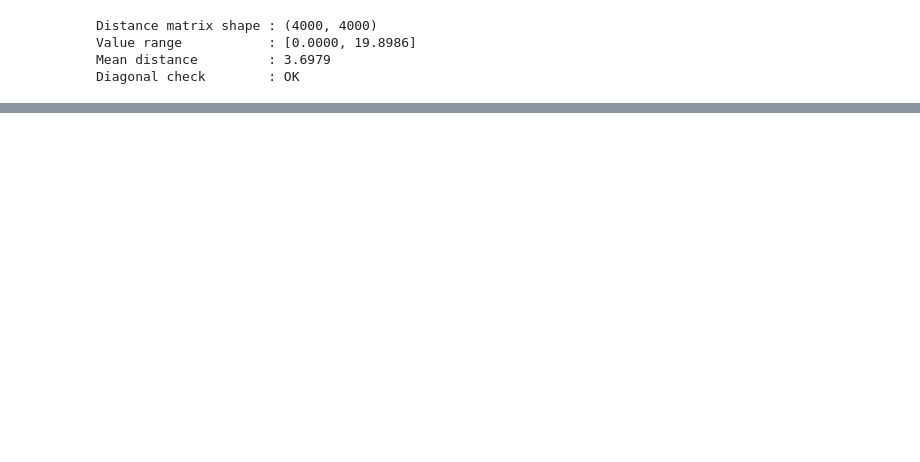
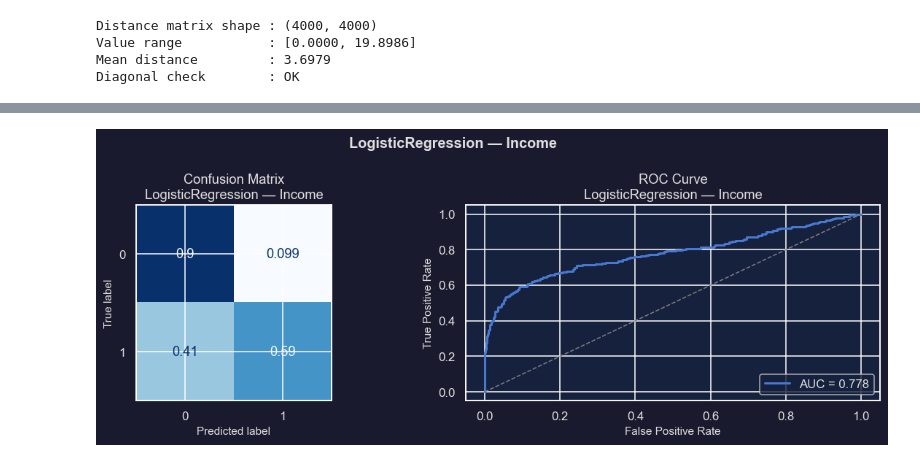
Before and after one commit to Smael-olk/Fintech, a Jupyter notebook: Business Case 2/Recommendation_Engine.ipynb, the cells around one changed output, grey strips where cells are left out. Cells and saved outputs as stored; diff of their text form; code cells hidden in the pictures; blank space fills up the shorter version.

```diff
--- a/Business Case 2/Recommendation_Engine.ipynb
+++ b/Business Case 2/Recommendation_Engine.ipynb
@@ -1188,0 +282,82 @@ $$\hat{p}_{\text{ensemble}} = \sum_m w_m \cdot p_m \;/\; \sum_m w_m$$
+# %%
+import numpy as np
+
+# 1. MODEL REGISTRY (ADD / REMOVE MODELS HERE)
+MODEL_LIST = [
+              "logistic",
+              "xgb",
+              "knn",
+#              "svm",
+#              "gnb"
+]
+
+# 2. STORAGE
+model_outputs_income = []
+model_outputs_accum = []
+
+# 3. RUN ALL EXPERIMENTS
+
+trained_models = {}
+
+for model_name in MODEL_LIST:
+
+    # =========================
+    # INCOME
+    # =========================
+    inc_model, inc_results, inc_train_prob, inc_test_prob, inc_preds = run_experiment(
+        model_name, "Income",
+        X_train_inc_scaled, y_income_train,
+        X_test_inc_scaled, y_income_test,
+        tune=True
+    )
+
+    # =========================
+    # ACCUMULATION
+    # =========================
+    acc_model, acc_results, acc_train_prob, acc_test_prob, acc_preds = run_experiment(
+        model_name, "Accumulation",
+        X_train_acc_scaled, y_accum_train,
+        X_test_acc_scaled, y_accum_test,
+        tune=True
+    )
+
+    # ========================================================
+    # STORE MODELS
+    # ========================================================
+    trained_models[f"{model_name}_income"] = inc_model
+    trained_models[f"{model_name}_accum"] = acc_model
+
+    # ========================================================
+    # BUILD CLEAN STRUCTURES (FOR ENSEMBLING)
+    # ========================================================
+
+    model_outputs_income.append({
+        "name": model_name,
+        "train_prob": np.asarray(inc_train_prob),
+        "test_prob": np.asarray(inc_test_prob),
+        "y_train": y_income_train.values,
+        "y_test": y_income_test.values,
+    })
+
+    model_outputs_accum.append({
+        "name": model_name,
+        "train_prob": np.asarray(acc_train_prob),
+        "test_prob": np.asarray(acc_test_prob),
+        "y_train": y_accum_train.values,
+        "y_test": y_accum_test.values,
+    })
+
+
+# ============================================================
+# 4. FINAL OUTPUT STRUCTURE
+# ============================================================
+
+print("\n✔ Completed all experiments")
+
+print("\nModels trained:")
+for k in trained_models:
+    print(" -", k)
+
+print("\nIncome models:", [m["name"] for m in model_outputs_income])
+print("Accum models:", [m["name"] for m in model_outputs_accum])
+# %% [output]
@@ -1188,0 +381 @@ $$\hat{p}_{\text{ensemble}} = \sum_m w_m \cdot p_m \;/\; \sum_m w_m$$
+[figure, added]
```
Also changed, not shown: parts of 54 cells of this notebook, 5 other files.
